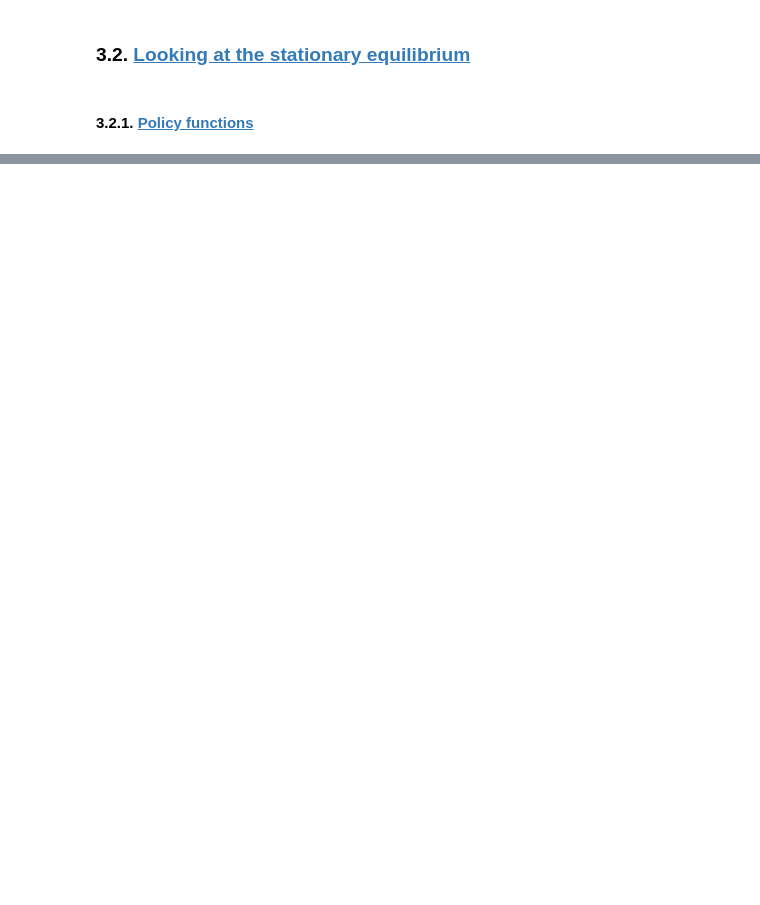
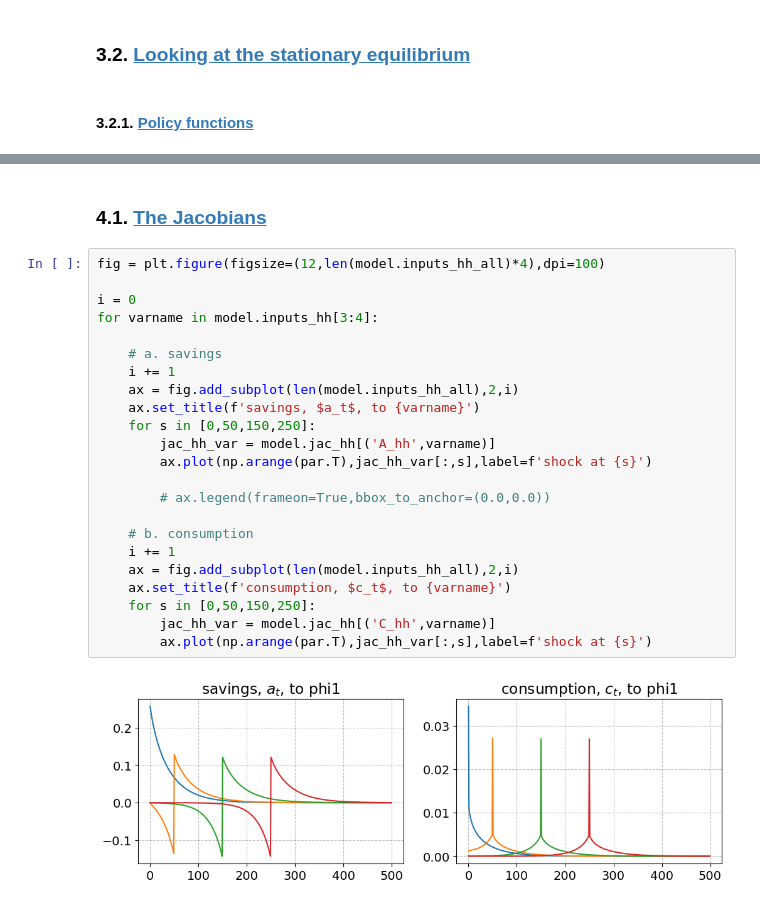
Before and after one commit to Bernseng/AdvMacroHet, a Jupyter notebook: Assignments/Assignment_I/Stationary-Equilibrium.ipynb, the cells around one changed output, grey strips where cells are left out. Drawn from its saved outputs; the diff is of its cells as text; blank space fills up the shorter version.

```diff
--- a/Assignments/Assignment_I/Stationary-Equilibrium.ipynb
+++ b/Assignments/Assignment_I/Stationary-Equilibrium.ipynb
@@ -220,0 +197,27 @@ model.compute_jacs()
+# %% [markdown]
+### 4.1. <a id='toc3_2_'></a>[The Jacobians](#toc0_)
+# %%
+fig = plt.figure(figsize=(12,len(model.inputs_hh_all)*4),dpi=100)
+
+i = 0
+for varname in model.inputs_hh[3:4]:
+
+    # a. savings
+    i += 1
+    ax = fig.add_subplot(len(model.inputs_hh_all),2,i)
+    ax.set_title(f'savings, $a_t$, to {varname}')
+    for s in [0,50,150,250]:
+        jac_hh_var = model.jac_hh[('A_hh',varname)]
+        ax.plot(np.arange(par.T),jac_hh_var[:,s],label=f'shock at {s}')
+
+        # ax.legend(frameon=True,bbox_to_anchor=(0.0,0.0))
+
+    # b. consumption
+    i += 1
+    ax = fig.add_subplot(len(model.inputs_hh_all),2,i)
+    ax.set_title(f'consumption, $c_t$, to {varname}')
+    for s in [0,50,150,250]:
+        jac_hh_var = model.jac_hh[('C_hh',varname)]
+        ax.plot(np.arange(par.T),jac_hh_var[:,s],label=f'shock at {s}')
+# %% [output]
+[figure, added]
```
Also changed, not shown: parts of 38 cells of this notebook, 3 other files.
